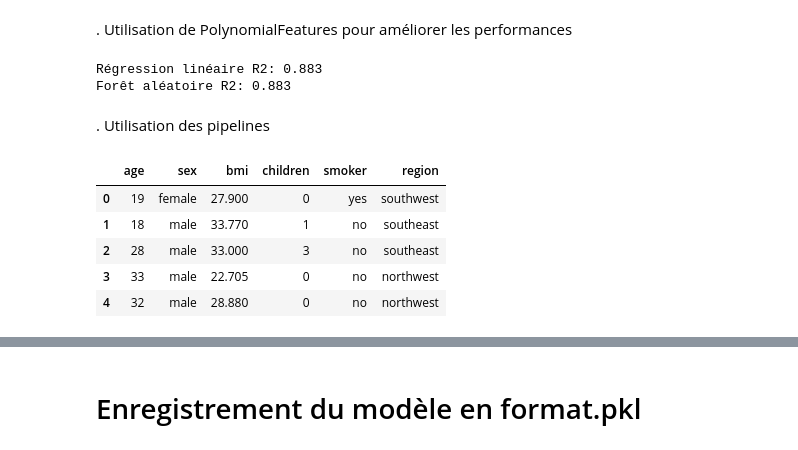
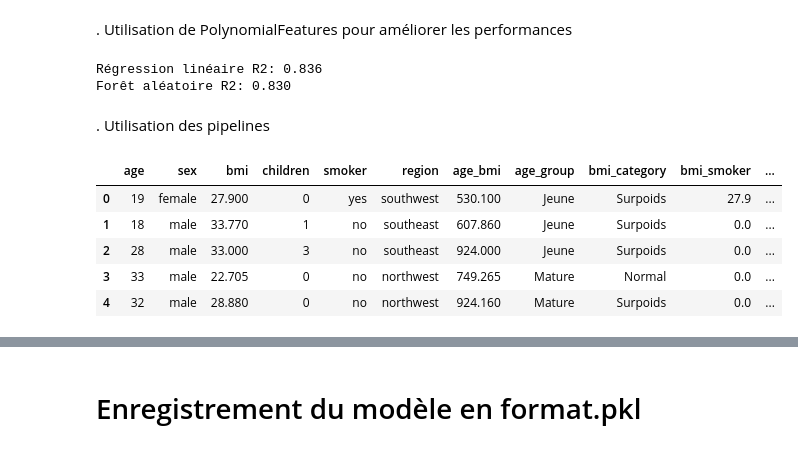
Before and after one commit to A-Delvoye/Brief2_prime_assurance, a Jupyter notebook: modelisation_assurance.ipynb, the cells around one changed output, grey strips where cells are left out. Drawn from its saved outputs; the diff is of its cells as text; code cells hidden in the pictures.

```diff
--- a/modelisation_assurance.ipynb
+++ b/modelisation_assurance.ipynb
@@ -183,7 +208,13 @@ def RRF(data_X, data_cible_y):
 # %%
-df = load_data("df_assurance_clean.csv")
+df = load_data("df_assurance_clean_with_log_v4_with_new_val.csv")
 #df_assurance_clean_with_log
-#print(df.info())
+#df_assurance_clean
+#df_assurance_clean_with_log_charges
+#df_assurance_clean_with_log_v2_valeur_bin
+#df_assurance_clean_with_log_v4_with_binage
+
+
+print(df.info())
 df_category, df_numeric = prepare_data(df)
 df_cible = df_numeric.iloc[:,-1]
 df_numeric = df_numeric[df_numeric.columns[:-1]]
@@ -263,7 +310,9 @@ performances R2:  0.8825298972468523
 #combined_df_selection = combined_df[['age', 'bmi', 'children', 'smoker_no', 'region_northwest', 'region_southeast', 'region_southwest']]
 #print(combined_df_selection.info)
 combined_df = normalize_data(combined_df, 1)
-X_train, X_test, y_train, y_test = train_test_split(combined_df, df_cible, test_size=0.2, random_state=42)
+X_train, X_test, y_train, y_test = train_test_split(combined_df, df_cible, shuffle=True, train_size=0.85, random_state=42, stratify=combined_df['smoker_no'])
+#train_test_split(combined_df, df_cible, test_size=0.2, random_state=42)
+
 
 # Régression linéaire avec PolynomialFeatures
 poly = PolynomialFeatures(degree=2, include_bias=True)
@@ -287,17 +336,17 @@ rmse_rf = np.sqrt(mean_squared_error(y_test, y_pred_rf))
 r2_rf= r2_score(y_test, y_pred_rf)
 print(f"Forêt aléatoire R2: {r2_rf:.3f}")
 # %% [output]
-Régression linéaire R2: 0.883
-Forêt aléatoire R2: 0.883
+Régression linéaire R2: 0.836
+Forêt aléatoire R2: 0.830
 # %% [markdown]
 . Utilisation des pipelines
 # %%
-df_numeric.head()
+df.head()
 # %% [output]
-|  | age | sex | bmi | children | smoker | region |
-| 0 | 19 | female | 27.900 | 0 | yes | southwest |
-| 1 | 18 | male | 33.770 | 1 | no | southeast |
-| 2 | 28 | male | 33.000 | 3 | no | southeast |
-| 3 | 33 | male | 22.705 | 0 | no | northwest |
-| 4 | 32 | male | 28.880 | 0 | no | northwest |
+|  | age | sex | bmi | children | smoker | region | age_bmi | age_group | bmi_category | bmi_smoker | ... |
+| 0 | 19 | female | 27.900 | 0 | yes | southwest | 530.100 | Jeune | Surpoids | 27.9 | ... |
+| 1 | 18 | male | 33.770 | 1 | no | southeast | 607.860 | Jeune | Surpoids | 0.0 | ... |
+| 2 | 28 | male | 33.000 | 3 | no | southeast | 924.000 | Jeune | Surpoids | 0.0 | ... |
+| 3 | 33 | male | 22.705 | 0 | no | northwest | 749.265 | Mature | Normal | 0.0 | ... |
+| 4 | 32 | male | 28.880 | 0 | no | northwest | 924.160 | Mature | Surpoids | 0.0 | ... |
 # %%
```
Also changed, not shown: parts of 13 cells of this notebook, 46 other files.
